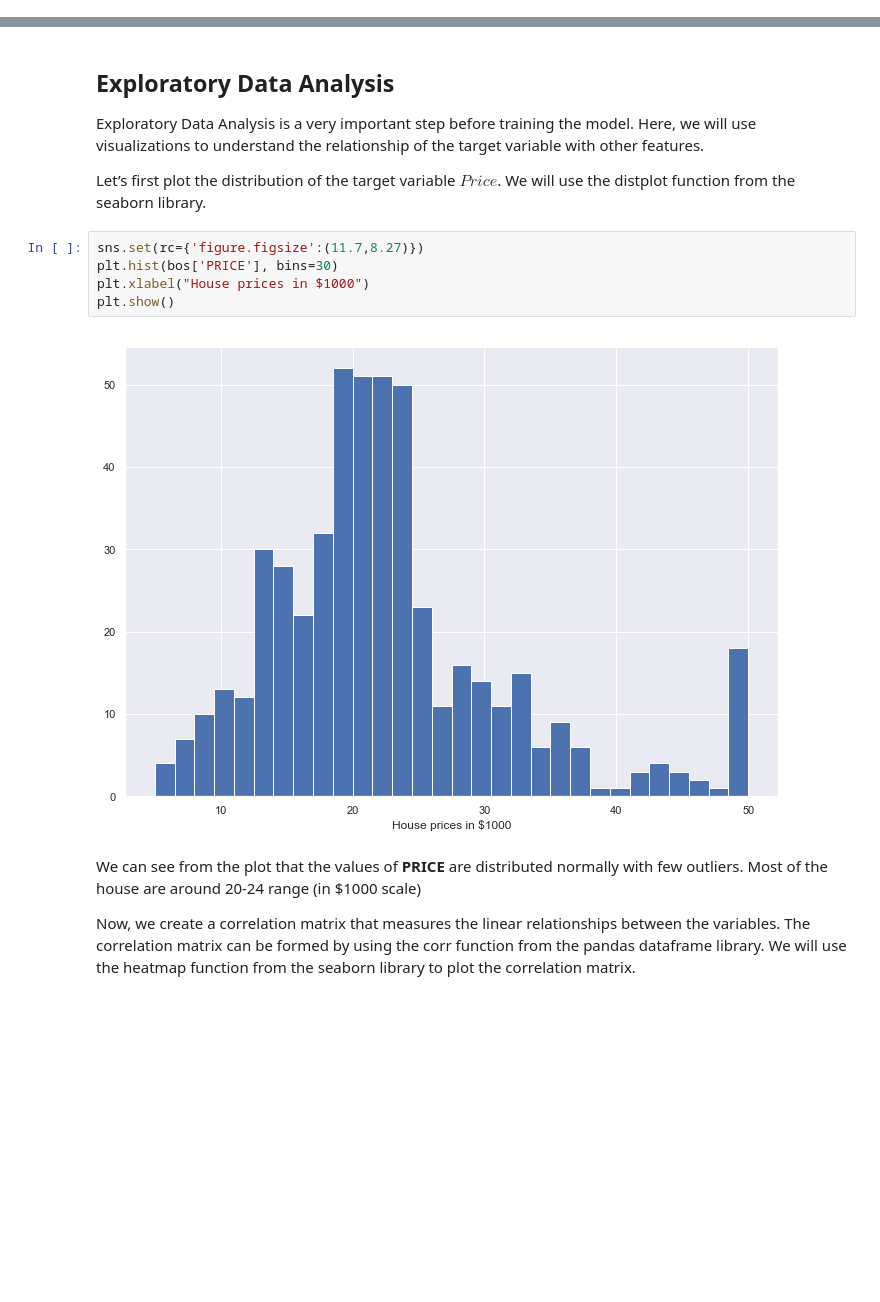
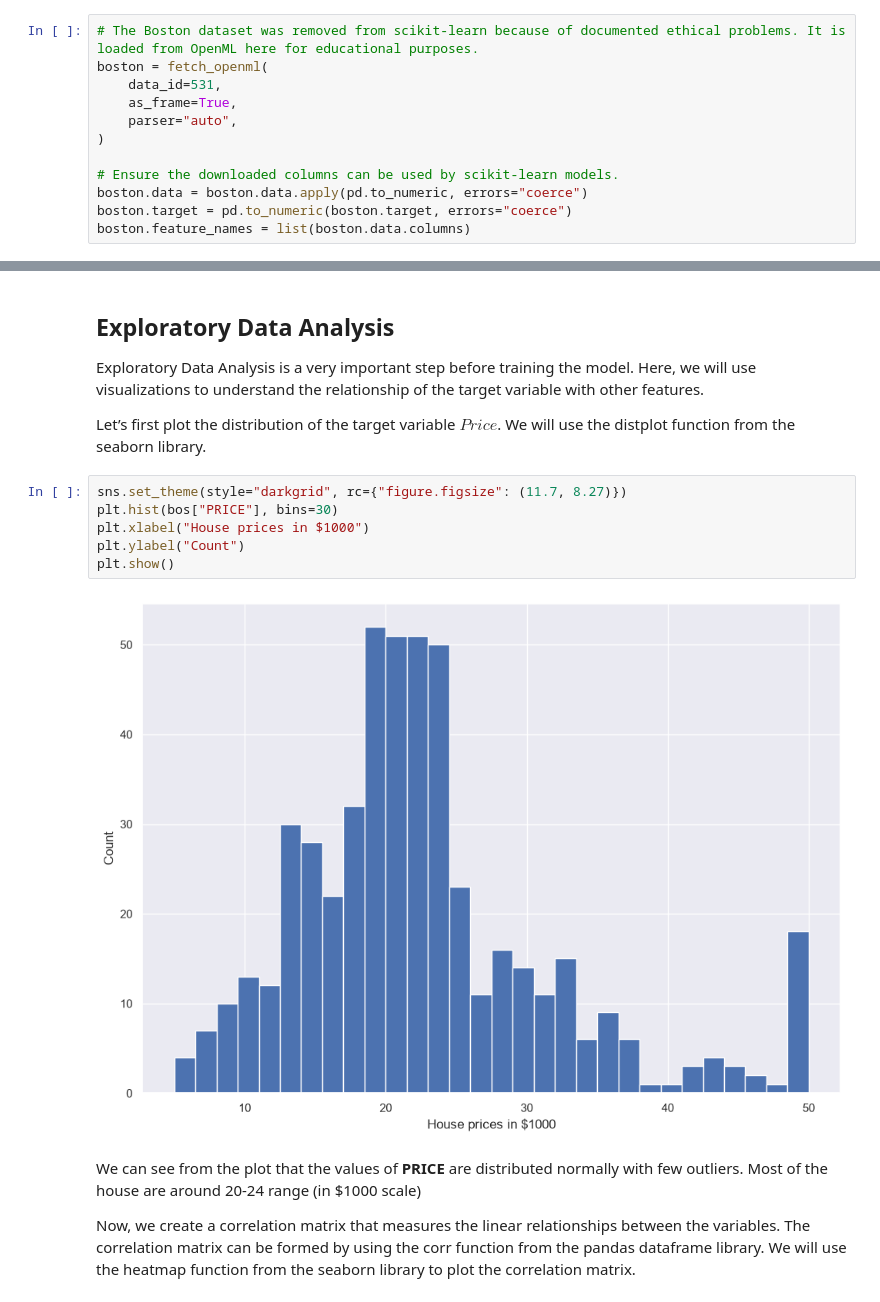
Before and after one commit to amitg0161/Sklearn_learning, a Jupyter notebook: boston_house_sklearn-checkpoint.ipynb, the cells around one changed output, grey strips where cells are left out. Cells and saved outputs as stored; diff of their text form; blank space fills up the shorter version.

```diff
--- a/boston_house_sklearn-checkpoint.ipynb
+++ b/boston_house_sklearn-checkpoint.ipynb
@@ -30,3 +31,15 @@ boston = datasets.load_boston()
+# %%
+# The Boston dataset was removed from scikit-learn because of documented ethical problems. It is loaded from OpenML here for educational purposes.
+boston = fetch_openml(
+    data_id=531,
+    as_frame=True,
+    parser="auto",
+)
+
+# Ensure the downloaded columns can be used by scikit-learn models.
+boston.data = boston.data.apply(pd.to_numeric, errors="coerce")
+boston.target = pd.to_numeric(boston.target, errors="coerce")
+boston.feature_names = list(boston.data.columns)
 # %% [markdown]
 sklearn returns Dictionary-like object, the interesting attributes are: ‘data’, the data to learn, ‘target’, the regression targets, ‘DESCR’, the full description of the dataset, and ‘filename’, the physical location of boston csv dataset. This we can from the following Operations
 # %%
@@ -156,12 +168,13 @@ Exploratory Data Analysis is a very important step before training the model. He
 
 Let’s first plot the distribution of the target variable $ Price $. We will use the distplot function from the seaborn library.
 # %%
-sns.set(rc={'figure.figsize':(11.7,8.27)})
-plt.hist(bos['PRICE'], bins=30)
+sns.set_theme(style="darkgrid", rc={"figure.figsize": (11.7, 8.27)})
+plt.hist(bos["PRICE"], bins=30)
 plt.xlabel("House prices in $1000")
+plt.ylabel("Count")
 plt.show()
 # %% [output]
-[figure, old version]
+[figure, new version]
 # %% [markdown]
 We can see from the plot that the values of **PRICE** are distributed normally with few outliers. Most of the house are around 20-24 range (in $1000 scale)
 
```
Also changed, not shown: parts of 34 cells of this notebook, 17 other files.
